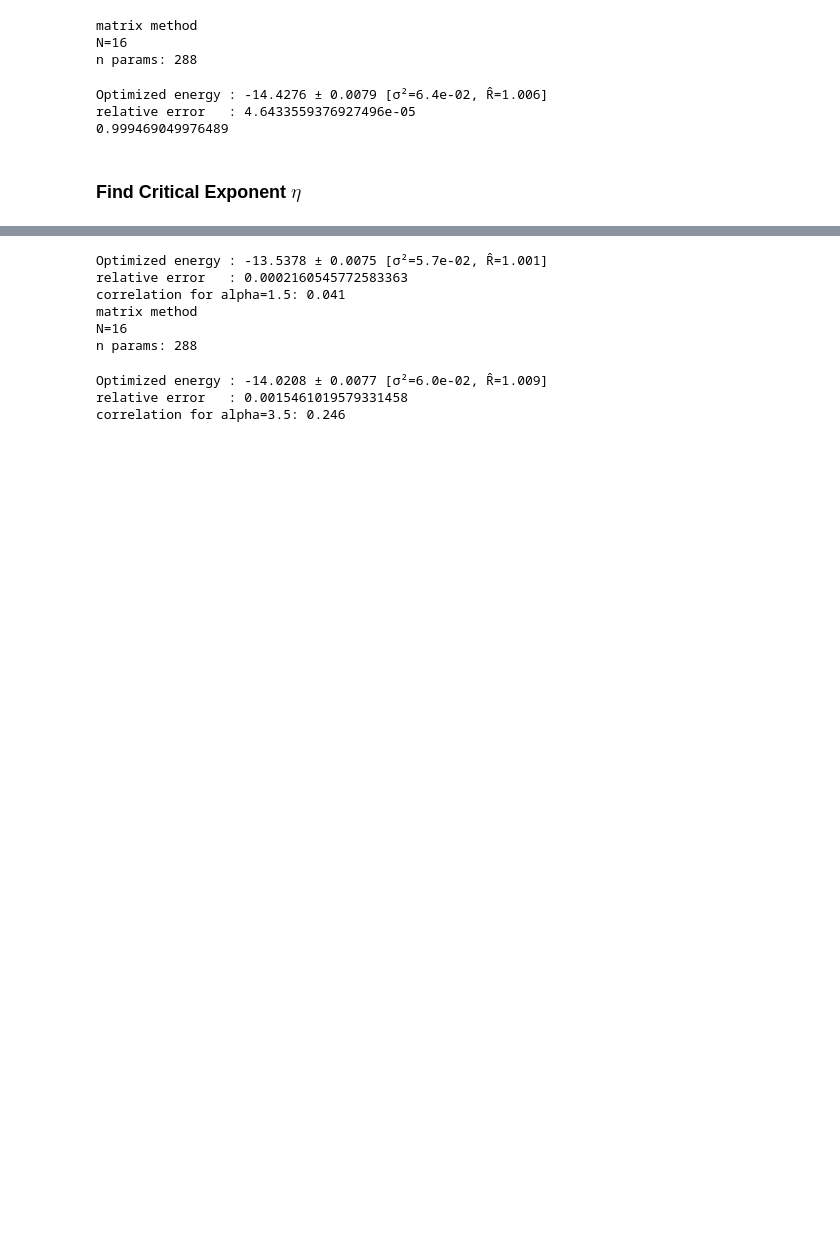
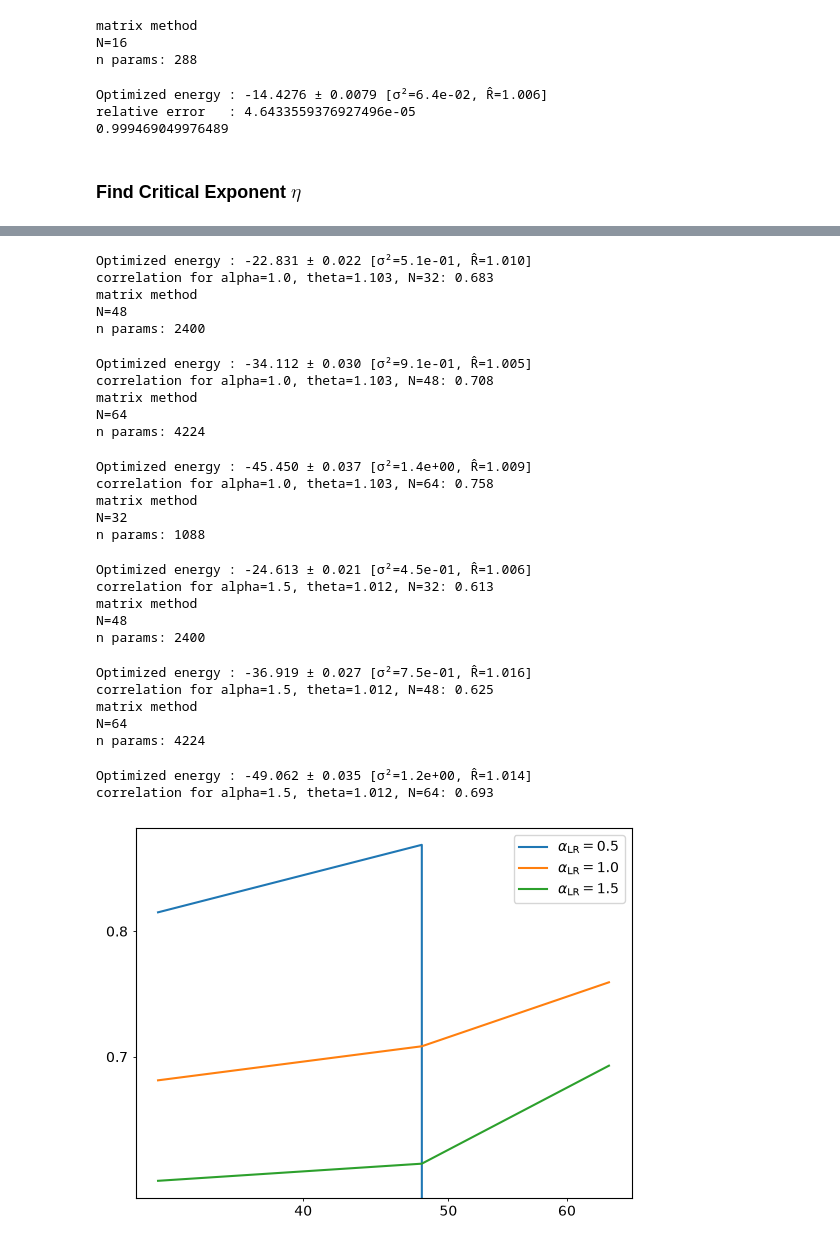
Before and after one commit to fpgasta/nqs-ising-research-project, a Jupyter notebook: src/main.ipynb, the cells around one changed output, grey strips where cells are left out. Saved outputs shown, nothing was run; the diff lists cells and outputs as text; code cells hidden in the pictures; blank space fills up the shorter version.

```diff
--- a/src/main.ipynb
+++ b/src/main.ipynb
@@ -797,16 +798,38 @@ relative error   : 4.6433559376927496e-05
 # %% [markdown]
 ### Find Critical Exponent $\eta$
 # %%
-N = 32
-theta = jnp.pi/4
-r = int(N/4)
+Ns = (32, 48, 64, 96, 128)
+# theta = jnp.pi/4
+# r = int(N/4)
 
-alphas = (0.5, 1, 1.5, 3.5)
-for alpha in alphas:
-    model = myRBM(N=N, alpha=1, rngs=nnx.Rngs(2))
-    nqs_ising = NQS_ising_LR(N, theta, alphaLR=alpha, exact_solution=False)
-    nqs_ising.optimization_loop(model, n_iter=200, learning_rate=0.03)
-    correlation = nqs_ising.calculate_correlation(r)
-    nqs_ising.print()
-    print(f"correlation for alpha={alpha}: {correlation:.3f}")
+# Table 1 of Kim, Kim & Kim, Phys. Rev. E 109, 064123 (2024), arXiv:2308.09709
+alphaLR = np.array([0.5, 1.0, 1.5, 2.0, 2.5, 3.0])
+thetaC = np.array([1.251, 1.103, 1.012, 0.9489, 0.9041, 0.8714])
+thetaC_err = np.array([0.001, 0.001, 0.001, 0.0007, 0.0006, 0.0007])
+
+fig, ax = plt.subplots()
+
+for alpha, theta in zip(alphaLR[:3], thetaC[:3]):
+
+    correlations = []
+    for N in Ns[:3]:
+        r = int(N/4)
+
+        model = myRBM(N=N, alpha=1, rngs=nnx.Rngs(2))
+        nqs_ising = NQS_ising_LR(N, theta, alphaLR=alpha, exact_solution=False)
+        nqs_ising.optimization_loop(model, n_iter=300, learning_rate=0.03)
+        correlation = nqs_ising.calculate_correlation(r)
+        correlations.append(correlation)
+        nqs_ising.print()
+        print(f"correlation for alpha={alpha}, theta={theta}, N={N}: {correlation:.3f}")
+
+    ax.plot(Ns[:3], correlations, label=f"$\\alpha_\\mathrm{{LR}}={alpha:.1f}$")
+
+ax.legend()
+ax.set_xscale("log")
+ax.set_yscale("log")
+for axis in (ax.xaxis, ax.yaxis):
+    axis.set_major_formatter(ScalarFormatter())
+    axis.set_minor_formatter(ScalarFormatter())
+fig.savefig("../plot/correlation-1.pdf")
 # %% [output]
@@ -845,9 +854,28 @@ n params: 288
-Optimized energy : -13.5378 ± 0.0075 [σ²=5.7e-02, R̂=1.001]
-relative error   : 0.0002160545772583363
-correlation for alpha=1.5: 0.041
+Optimized energy : -22.831 ± 0.022 [σ²=5.1e-01, R̂=1.010]
+correlation for alpha=1.0, theta=1.103, N=32: 0.683
 matrix method
-N=16
-n params: 288
+N=48
+n params: 2400
-Optimized energy : -14.0208 ± 0.0077 [σ²=6.0e-02, R̂=1.009]
-relative error   : 0.0015461019579331458
-correlation for alpha=3.5: 0.246
+Optimized energy : -34.112 ± 0.030 [σ²=9.1e-01, R̂=1.005]
+correlation for alpha=1.0, theta=1.103, N=48: 0.708
+matrix method
+N=64
+n params: 4224
+Optimized energy : -45.450 ± 0.037 [σ²=1.4e+00, R̂=1.009]
+correlation for alpha=1.0, theta=1.103, N=64: 0.758
+matrix method
+N=32
+n params: 1088
+Optimized energy : -24.613 ± 0.021 [σ²=4.5e-01, R̂=1.006]
+correlation for alpha=1.5, theta=1.012, N=32: 0.613
+matrix method
+N=48
+n params: 2400
+Optimized energy : -36.919 ± 0.027 [σ²=7.5e-01, R̂=1.016]
+correlation for alpha=1.5, theta=1.012, N=48: 0.625
+matrix method
+N=64
+n params: 4224
+Optimized energy : -49.062 ± 0.035 [σ²=1.2e+00, R̂=1.014]
+correlation for alpha=1.5, theta=1.012, N=64: 0.693
+[figure, added]
```
Also changed, not shown: parts of 2 cells of this notebook, 3 other files.
